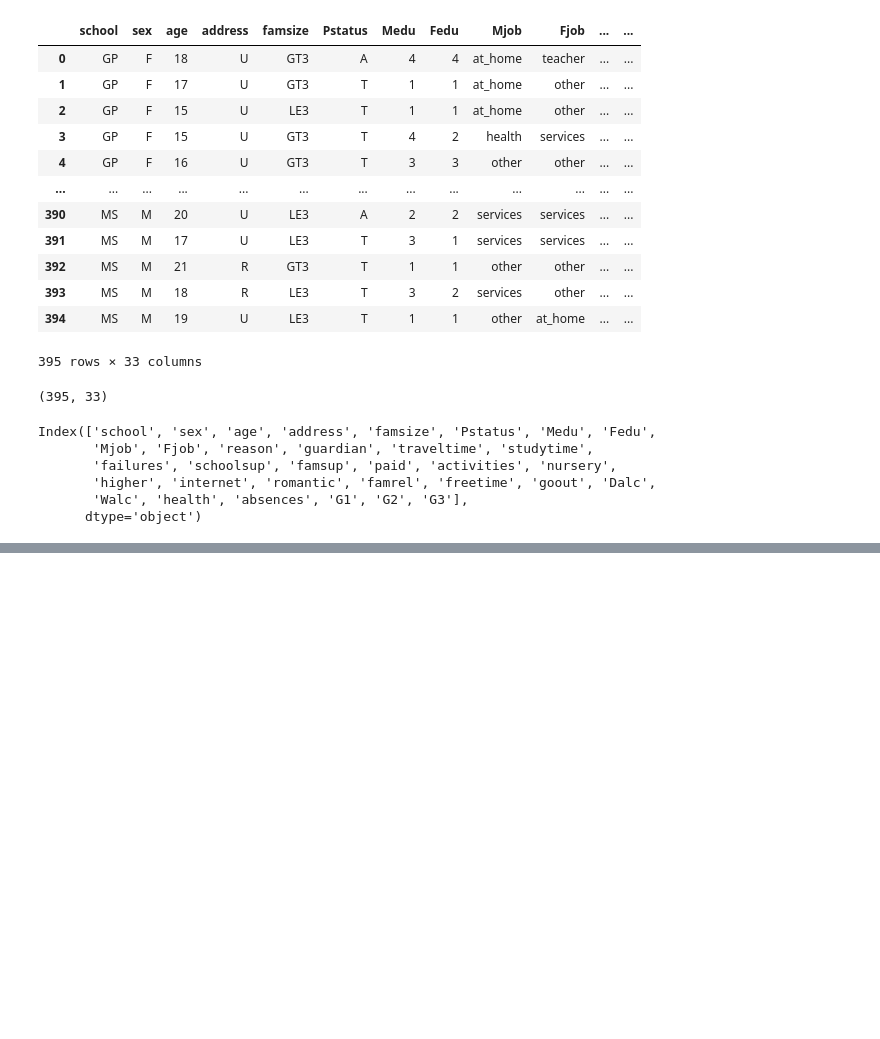
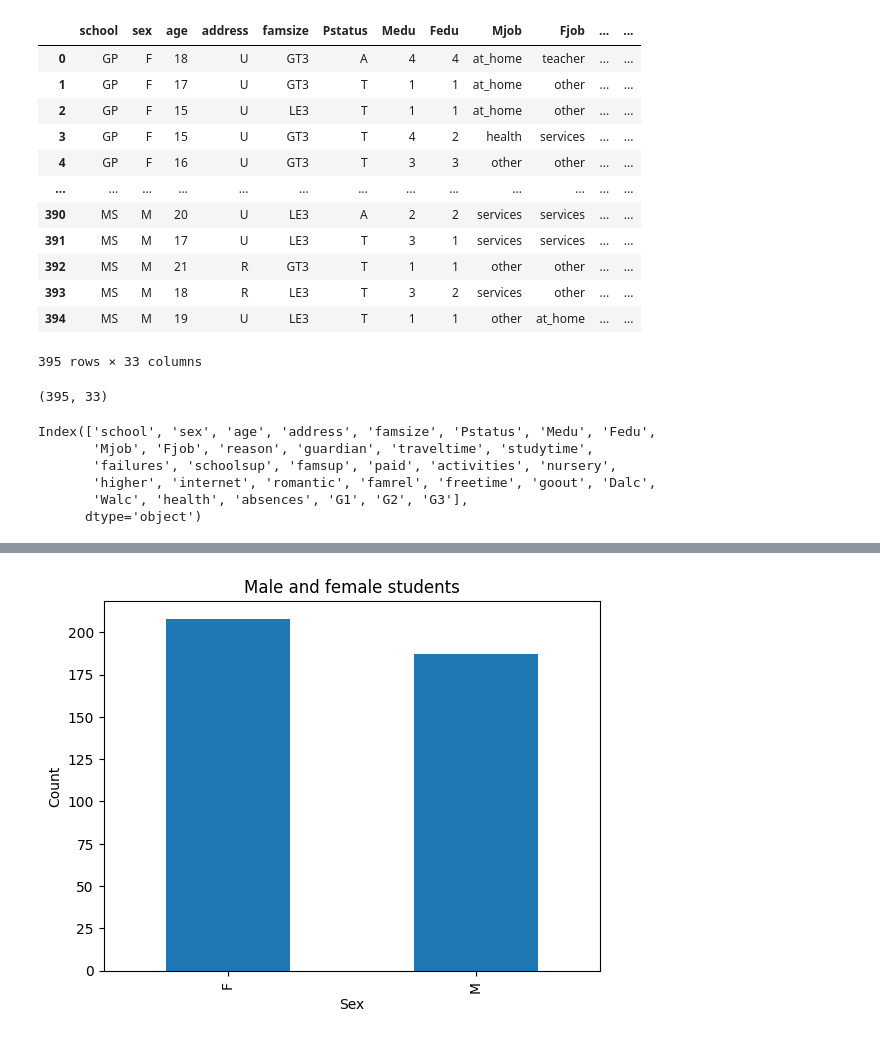
Before and after one commit to sonalkroy15-hub/data-science-fundamental, a Jupyter notebook: studentdataminiproject.ipynb, the cells around one changed output, grey strips where cells are left out. Cells and saved outputs as stored; diff of their text form; code cells hidden in the pictures; blank space fills up the shorter version.

```diff
--- a/studentdataminiproject.ipynb
+++ b/studentdataminiproject.ipynb
@@ -146,3 +146,7 @@ Index(['school', 'sex', 'age', 'address', 'famsize', 'Pstatus', 'Medu', 'Fedu',
 df.dropna(inplace=True)
 df.fillna(0,inplace=True)
 df.drop_duplicates(inplace=True)
+# %%
+import pandas as pd
+df = pd.read_csv("/content/student_data.csv")
+df.sample(5)
@@ -148,0 +398,9 @@ df.drop_duplicates(inplace=True)
+# %%
+import matplotlib.pyplot as plt
+df["sex"].value_counts().plot(kind="bar")
+plt.title("Male and female students")
+plt.xlabel("Sex")
+plt.ylabel("Count")
+plt.show()
+# %% [output]
+[figure, added]
```
Also changed, not shown: parts of 26 cells of this notebook.
